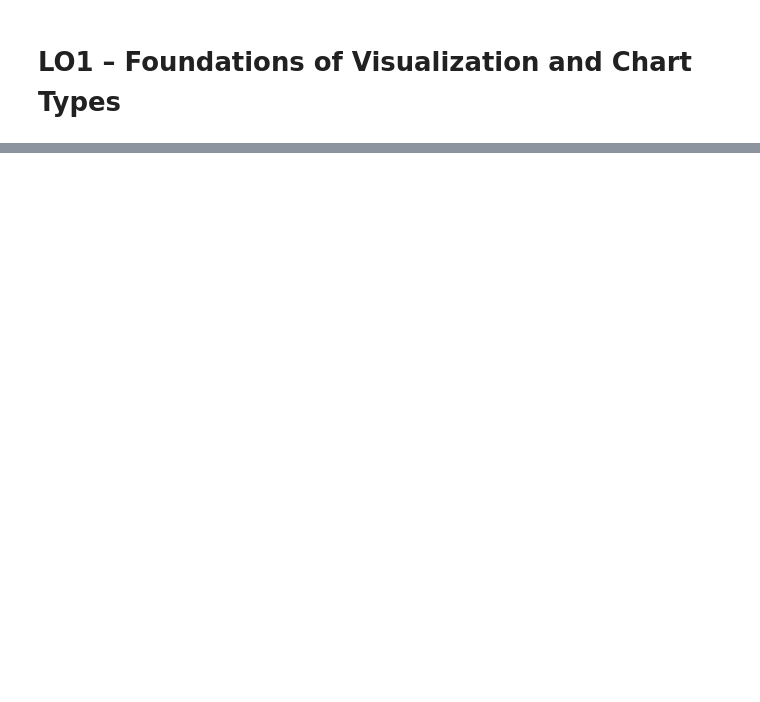
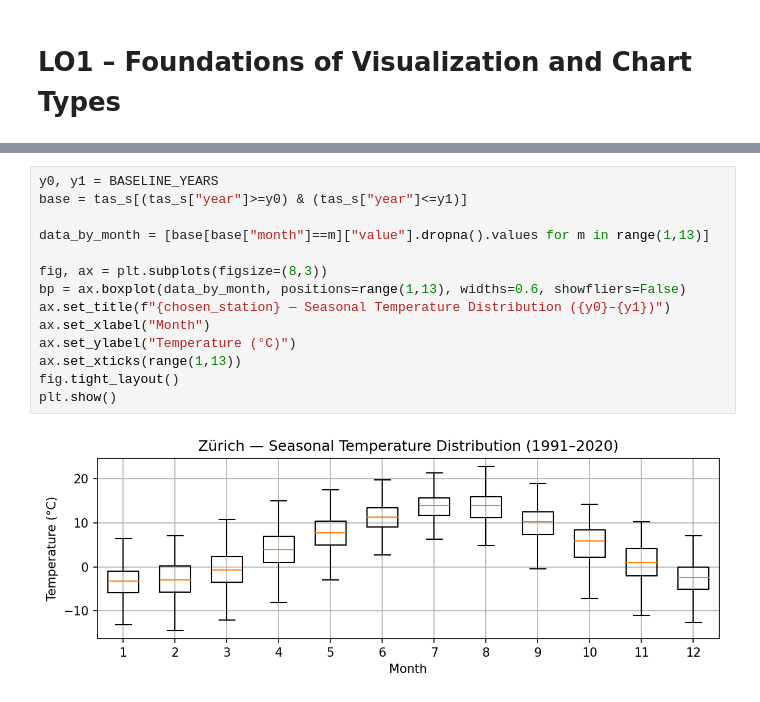
Before and after one commit to rodrigourech/gdv, a Jupyter notebook: notebooks/LO1 – Foundations of Visualization and Chart Types.ipynb, the cells around one changed output, grey strips where cells are left out. Cells and saved outputs as stored; diff of their text form; blank space fills up the shorter version.

```diff
--- a/notebooks/LO1 – Foundations of Visualization and Chart Types.ipynb
+++ b/notebooks/LO1 – Foundations of Visualization and Chart Types.ipynb
@@ -146,0 +74,16 @@ plt.show()
+# %%
+y0, y1 = BASELINE_YEARS
+base = tas_s[(tas_s["year"]>=y0) & (tas_s["year"]<=y1)]
+
+data_by_month = [base[base["month"]==m]["value"].dropna().values for m in range(1,13)]
+
+fig, ax = plt.subplots(figsize=(8,3))
+bp = ax.boxplot(data_by_month, positions=range(1,13), widths=0.6, showfliers=False)
+ax.set_title(f"{chosen_station} — Seasonal Temperature Distribution ({y0}–{y1})")
+ax.set_xlabel("Month")
+ax.set_ylabel("Temperature (°C)")
+ax.set_xticks(range(1,13))
+fig.tight_layout()
+plt.show()
+# %% [output]
+[figure, added]
```
Also changed, not shown: parts of 10 cells of this notebook.
